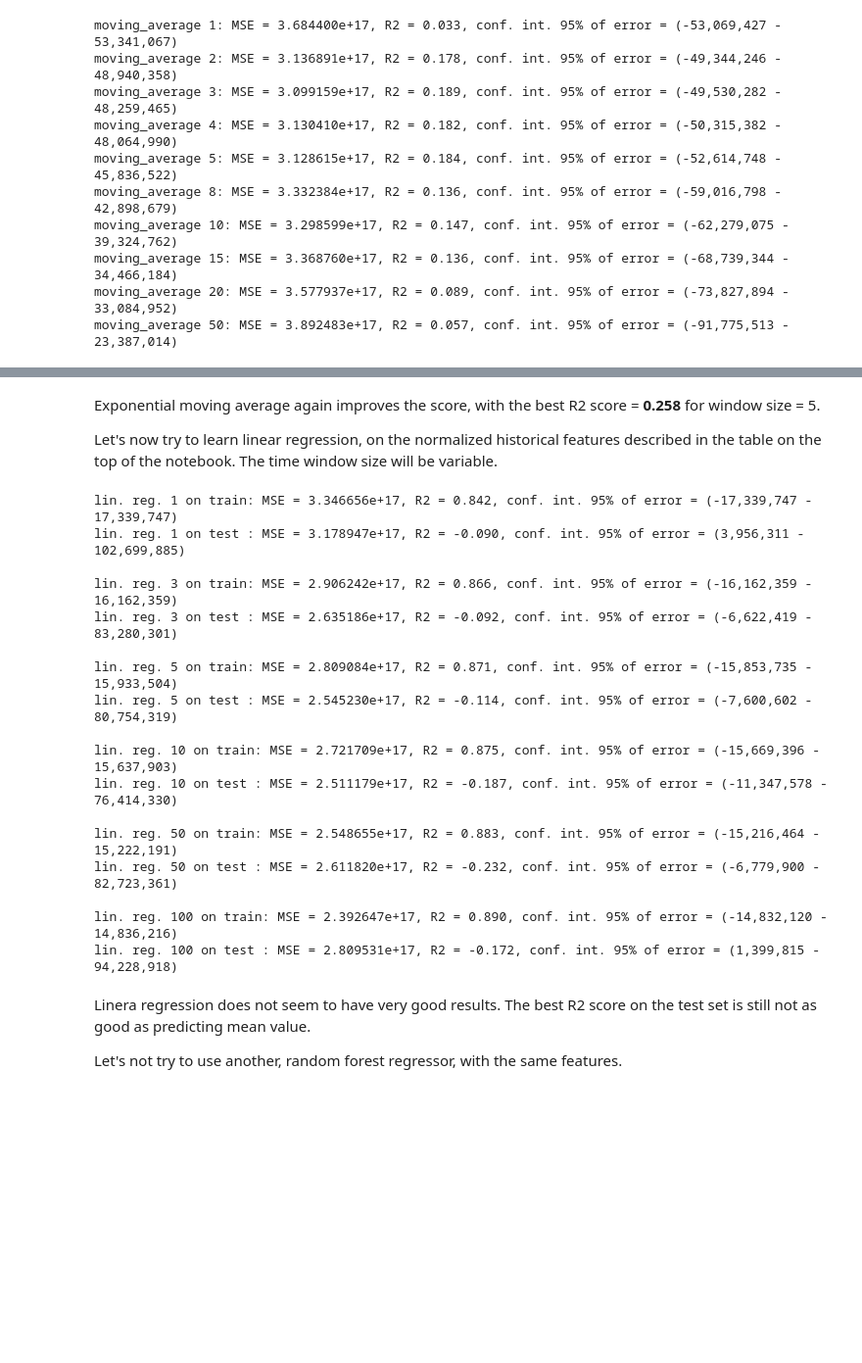
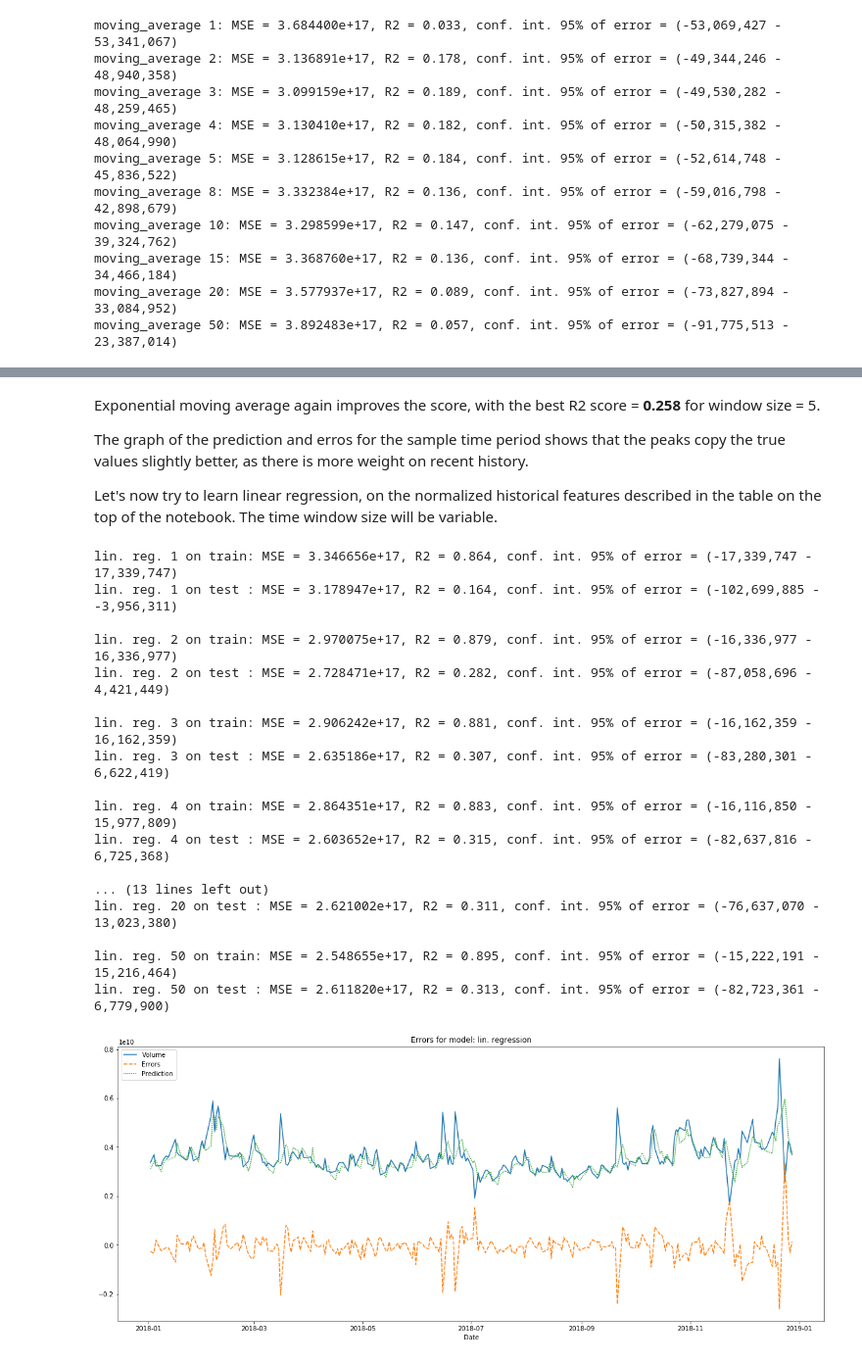
Before and after one commit to ludvik-martin/trade_volume_prediction, a Jupyter notebook: notebook/machine_learning.ipynb, the cells around one changed output, grey strips where cells are left out. Shown at 98% size. Drawn from its saved outputs; the diff is of its cells as text; code cells hidden in the pictures; blank space fills up the shorter version.

```diff
--- a/notebook/machine_learning.ipynb
+++ b/notebook/machine_learning.ipynb
@@ -99,6 +112,8 @@ moving_average 50: MSE = 3.594106e+17, R2 = 0.129, conf. int. 95% of error = (-8
 # %% [markdown]
 Exponential moving average again improves the score, with the best R2 score = **0.258** for window size = 5.
 
+The graph of the prediction and erros for the sample time period shows that the peaks copy the true values slightly better, as there is more weight on recent history.
+
 Let's now try to learn linear regression, on the normalized historical features described in the table on the top of the notebook. The time window size will be variable.
 # %%
 from sklearn.linear_model import LinearRegression
@@ -125,34 +140,34 @@ def eval_model(name, model_function, n, custom_callback=None, train_date_from =
         random_forest_callback(train_features, regressor)
 
     print(evaluator.evaluate("{} {} on train".format(name, n),
-                             regressor.predict(train_features), train_volume))
+                             train_volume, regressor.predict(train_features)))
     result = evaluator.evaluate("{} {} on test ".format(name, n),
-                                regressor.predict(test_features), test_volume)
+                                test_volume, regressor.predict(test_features))
     print(result)
-    print()
     return result
 # %%
-for n in (1,3,5,10,50,100):
-    eval_model("lin. reg.", linear_regression_model, n)
+window_size = [1,2,3,4,5,8,10,15,20,50]
+lin_regression_result_list = [eval_model("lin. reg.",
+                                             linear_regression_model, n) for n in window_size]
 # %% [output]
-lin. reg. 1 on train: MSE = 3.346656e+17, R2 = 0.842, conf. int. 95% of error = (-17,339,747 - 17,339,747)
-lin. reg. 1 on test : MSE = 3.178947e+17, R2 = -0.090, conf. int. 95% of error = (3,956,311 - 102,699,885)
+lin. reg. 1 on train: MSE = 3.346656e+17, R2 = 0.864, conf. int. 95% of error = (-17,339,747 - 17,339,747)
+lin. reg. 1 on test : MSE = 3.178947e+17, R2 = 0.164, conf. int. 95% of error = (-102,699,885 - -3,956,311)
 
-lin. reg. 3 on train: MSE = 2.906242e+17, R2 = 0.866, conf. int. 95% of error = (-16,162,359 - 16,162,359)
-lin. reg. 3 on test : MSE = 2.635186e+17, R2 = -0.092, conf. int. 95% of error = (-6,622,419 - 83,280,301)
+lin. reg. 2 on train: MSE = 2.970075e+17, R2 = 0.879, conf. int. 95% of error = (-16,336,977 - 16,336,977)
+lin. reg. 2 on test : MSE = 2.728471e+17, R2 = 0.282, conf. int. 95% of error = (-87,058,696 - 4,421,449)
 
-lin. reg. 5 on train: MSE = 2.809084e+17, R2 = 0.871, conf. int. 95% of error = (-15,853,735 - 15,933,504)
-lin. reg. 5 on test : MSE = 2.545230e+17, R2 = -0.114, conf. int. 95% of error = (-7,600,602 - 80,754,319)
+lin. reg. 3 on train: MSE = 2.906242e+17, R2 = 0.881, conf. int. 95% of error = (-16,162,359 - 16,162,359)
+lin. reg. 3 on test : MSE = 2.635186e+17, R2 = 0.307, conf. int. 95% of error = (-83,280,301 - 6,622,419)
 
-lin. reg. 10 on train: MSE = 2.721709e+17, R2 = 0.875, conf. int. 95% of error = (-15,669,396 - 15,637,903)
-lin. reg. 10 on test : MSE = 2.511179e+17, R2 = -0.187, conf. int. 95% of error = (-11,347,578 - 76,414,330)
+lin. reg. 4 on train: MSE = 2.864351e+17, R2 = 0.883, conf. int. 95% of error = (-16,116,850 - 15,977,809)
+lin. reg. 4 on test : MSE = 2.603652e+17, R2 = 0.315, conf. int. 95% of error = (-82,637,816 - 6,725,368)
 
-lin. reg. 50 on train: MSE = 2.548655e+17, R2 = 0.883, conf. int. 95% of error = (-15,216,464 - 15,222,191)
-lin. reg. 50 on test : MSE = 2.611820e+17, R2 = -0.232, conf. int. 95% of error = (-6,779,900 - 82,723,361)
+... (13 lines left out)
+lin. reg. 20 on test : MSE = 2.621002e+17, R2 = 0.311, conf. int. 95% of error = (-76,637,070 - 13,023,380)
 
-lin. reg. 100 on train: MSE = 2.392647e+17, R2 = 0.890, conf. int. 95% of error = (-14,832,120 - 14,836,216)
-lin. reg. 100 on test : MSE = 2.809531e+17, R2 = -0.172, conf. int. 95% of error = (1,399,815 - 94,228,918)
+lin. reg. 50 on train: MSE = 2.548655e+17, R2 = 0.895, conf. int. 95% of error = (-15,222,191 - 15,216,464)
+lin. reg. 50 on test : MSE = 2.611820e+17, R2 = 0.313, conf. int. 95% of error = (-82,723,361 - 6,779,900)
-# %% [markdown]
-Linera regression does not seem to have very good results. The best R2 score on the test set is still not as good as predicting mean value.
-
-Let's not try to use another, random forest regressor, with the same features.
+# %%
+visialize_errors("lin. regression", lin_regression_result_list[6].volume_true, lin_regression_result_list[6].errors)
+# %% [output]
+[figure, added]
```
Also changed, not shown: parts of 17 cells of this notebook, 7 other files.
